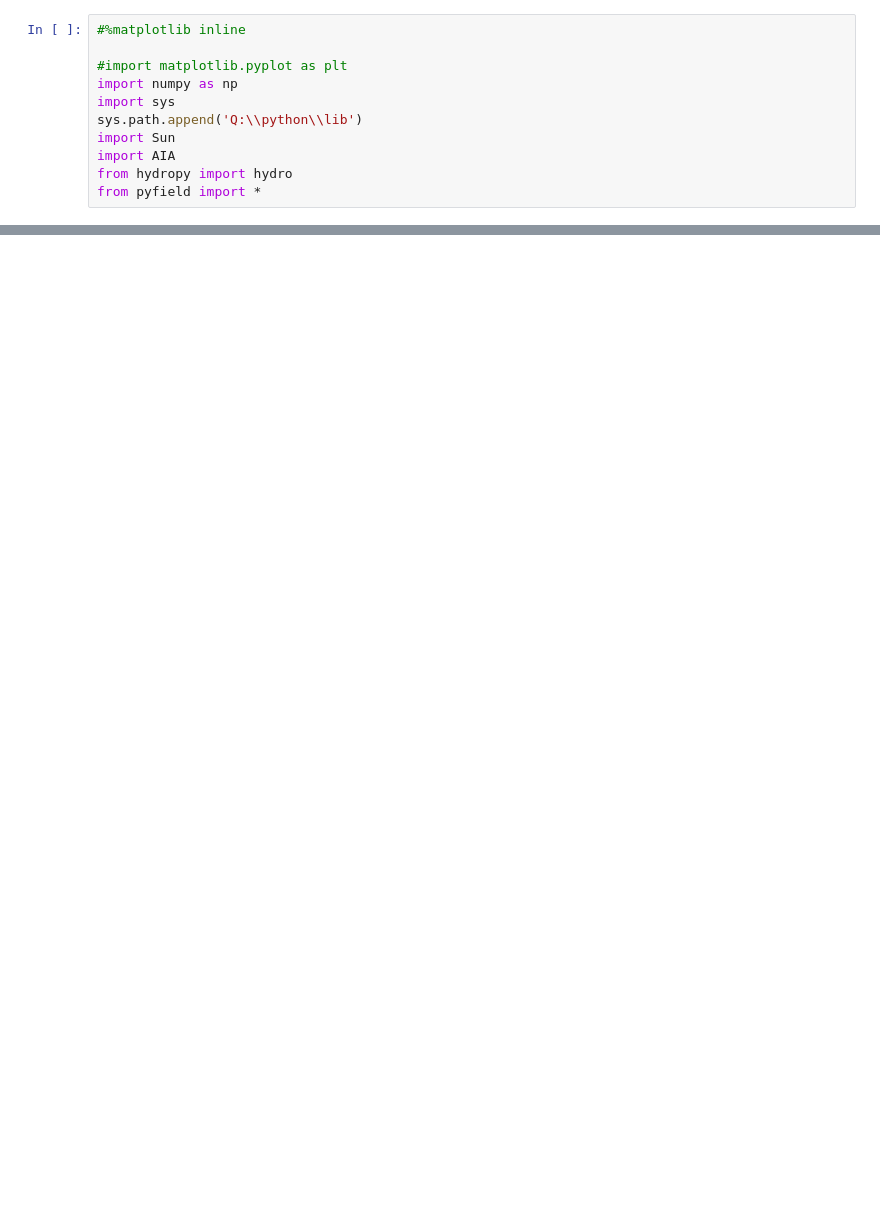
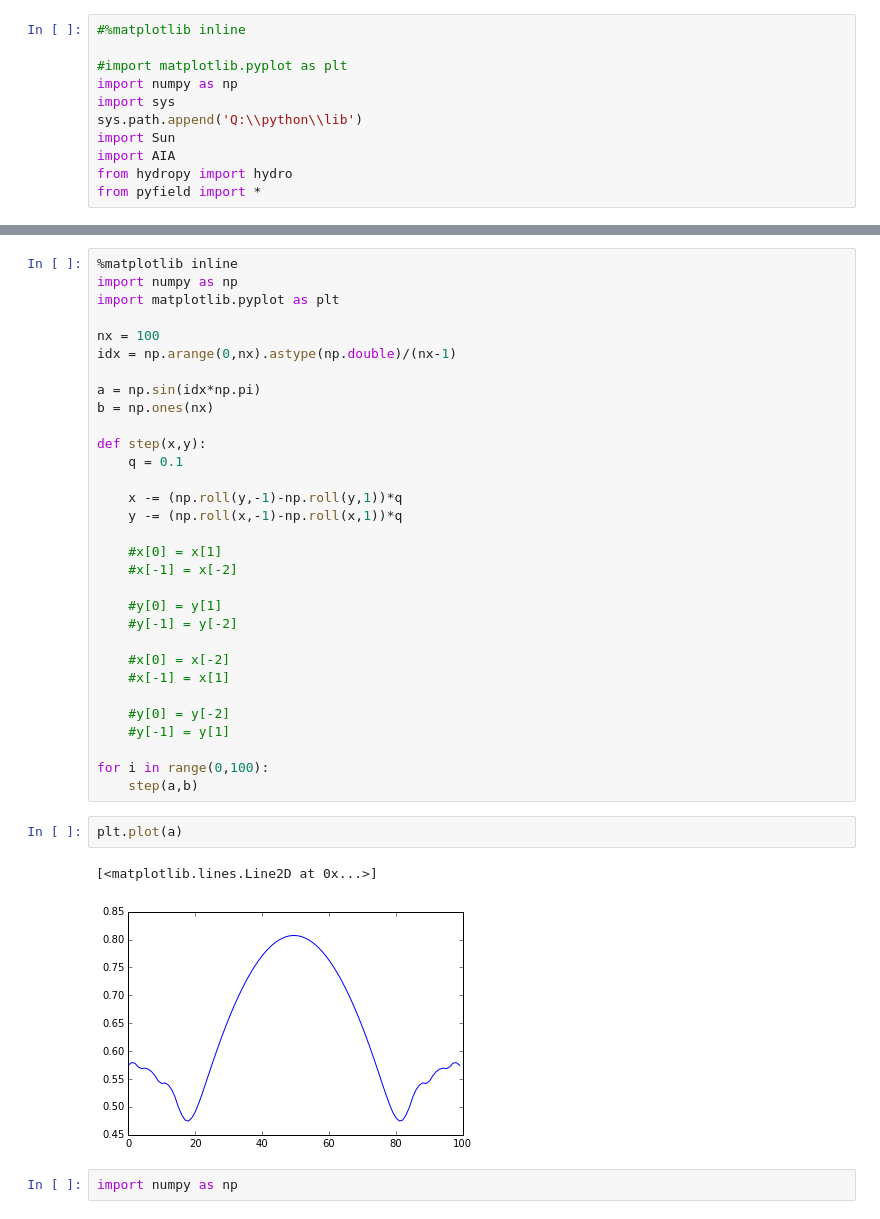
Before and after one commit to temik42/QSim, a Jupyter notebook: QSim-1.ipynb, the cells around one changed output, grey strips where cells are left out. Cells and saved outputs as stored; diff of their text form; blank space fills up the shorter version.

```diff
--- a/QSim-1.ipynb
+++ b/QSim-1.ipynb
@@ -76,0 +85,38 @@ np.sum(PDE.rho)
+# %%
+%matplotlib inline
+import numpy as np
+import matplotlib.pyplot as plt
+
+nx = 100
+idx = np.arange(0,nx).astype(np.double)/(nx-1)
+
+a = np.sin(idx*np.pi)
+b = np.ones(nx)
+
+def step(x,y):
+    q = 0.1
+
+    x -= (np.roll(y,-1)-np.roll(y,1))*q
+    y -= (np.roll(x,-1)-np.roll(x,1))*q
+
+    #x[0] = x[1]
+    #x[-1] = x[-2]
+
+    #y[0] = y[1]
+    #y[-1] = y[-2]
+
+    #x[0] = x[-2]
+    #x[-1] = x[1]
+
+    #y[0] = y[-2]
+    #y[-1] = y[1]
+
+for i in range(0,100):
+    step(a,b)
+# %%
+plt.plot(a)
+# %% [output]
+[<matplotlib.lines.Line2D at 0x...>]
+[figure, added]
+# %%
+import numpy as np
```
Also changed, not shown: parts of 8 cells of this notebook, 2 other files.
